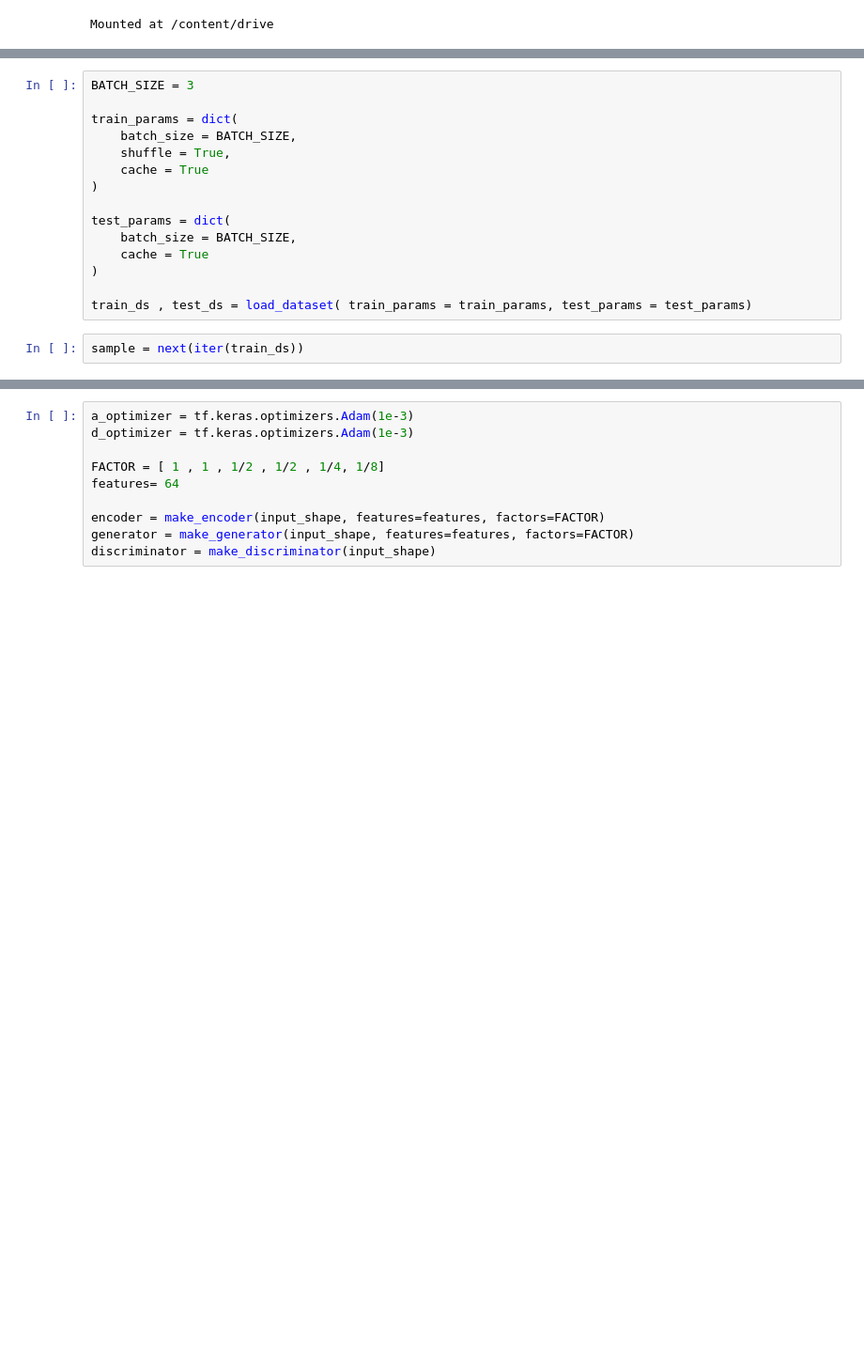
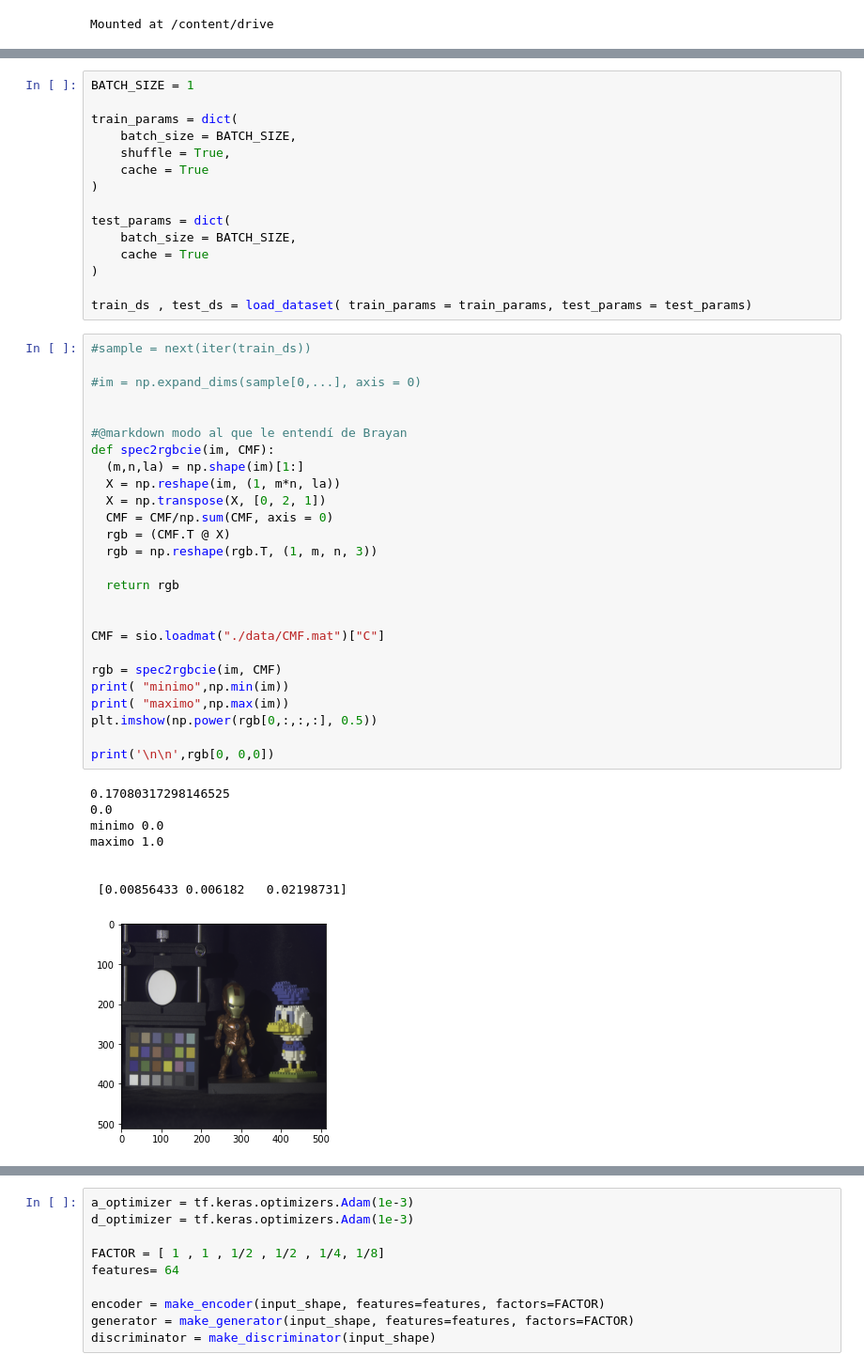
Before and after one commit to bemc22/spectral-gans, a Jupyter notebook: notebooks/Geison GSDtrain.ipynb, the cells around one changed output, grey strips where cells are left out. Shown at 94% size. Cells and saved outputs as stored; diff of their text form; blank space fills up the shorter version.

```diff
--- a/notebooks/Geison GSDtrain.ipynb
+++ b/notebooks/Geison GSDtrain.ipynb
@@ -19,6 +21,6 @@ import matplotlib.pyplot as plt
 input_shape = (512,512,31)
 # %%
-BATCH_SIZE = 3
+BATCH_SIZE = 1
 
 train_params = dict(
     batch_size = BATCH_SIZE,
@@ -32,5 +34,38 @@ test_params = dict(
 )
 
 train_ds , test_ds = load_dataset( train_params = train_params, test_params = test_params)
-# %%
-sample = next(iter(train_ds))
+# %%
+#sample = next(iter(train_ds))
+
+#im = np.expand_dims(sample[0,...], axis = 0)
+
+
+#@markdown modo al que le entendí de Brayan
+def spec2rgbcie(im, CMF):
+  (m,n,la) = np.shape(im)[1:]
+  X = np.reshape(im, (1, m*n, la))
+  X = np.transpose(X, [0, 2, 1])
+  CMF = CMF/np.sum(CMF, axis = 0)
+  rgb = (CMF.T @ X)
+  rgb = np.reshape(rgb.T, (1, m, n, 3))
+
+  return rgb
+
+
+CMF = sio.loadmat("./data/CMF.mat")["C"]
+
+rgb = spec2rgbcie(im, CMF)
+print( "minimo",np.min(im))
+print( "maximo",np.max(im))
+plt.imshow(np.power(rgb[0,:,:,:], 0.5))
+
+print('\n\n',rgb[0, 0,0])
+# %% [output]
+0.17080317298146525
+0.0
+minimo 0.0
+maximo 1.0
+
+
+ [0.00856433 0.006182   0.02198731]
+[figure, added]
```
Also changed, not shown: parts of 7 cells of this notebook, 4 other files.
